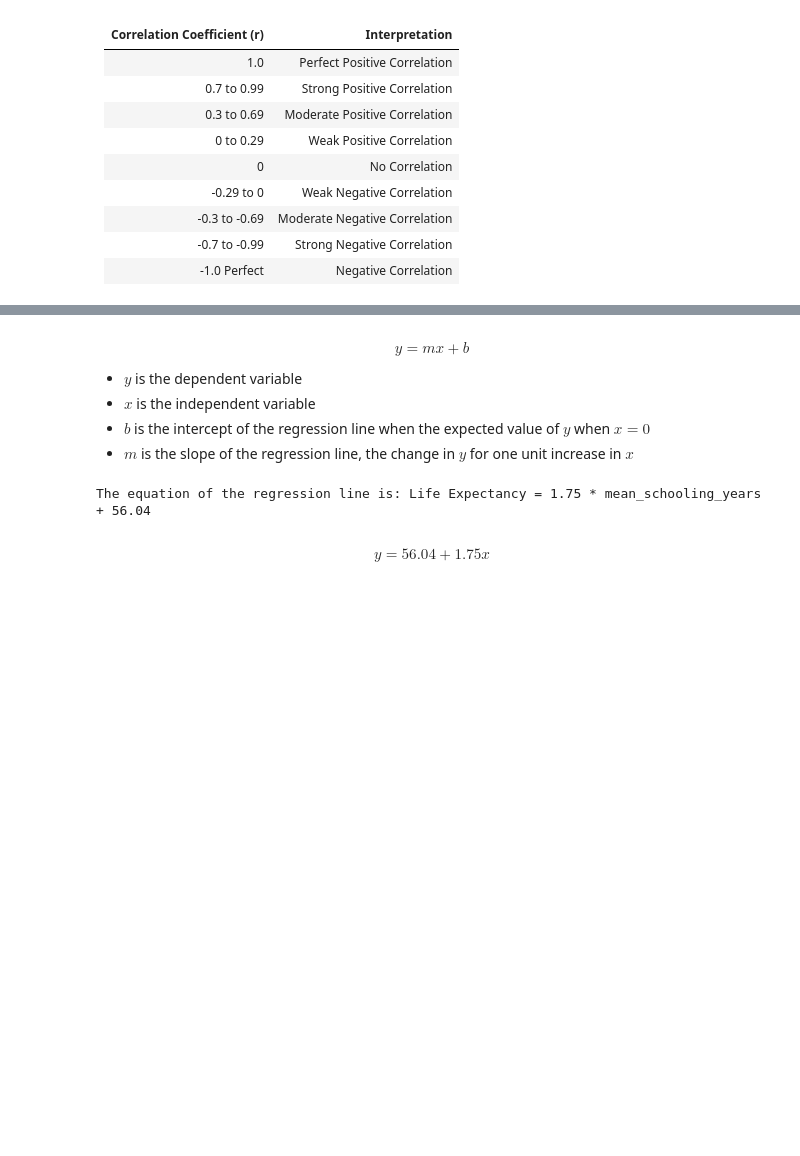
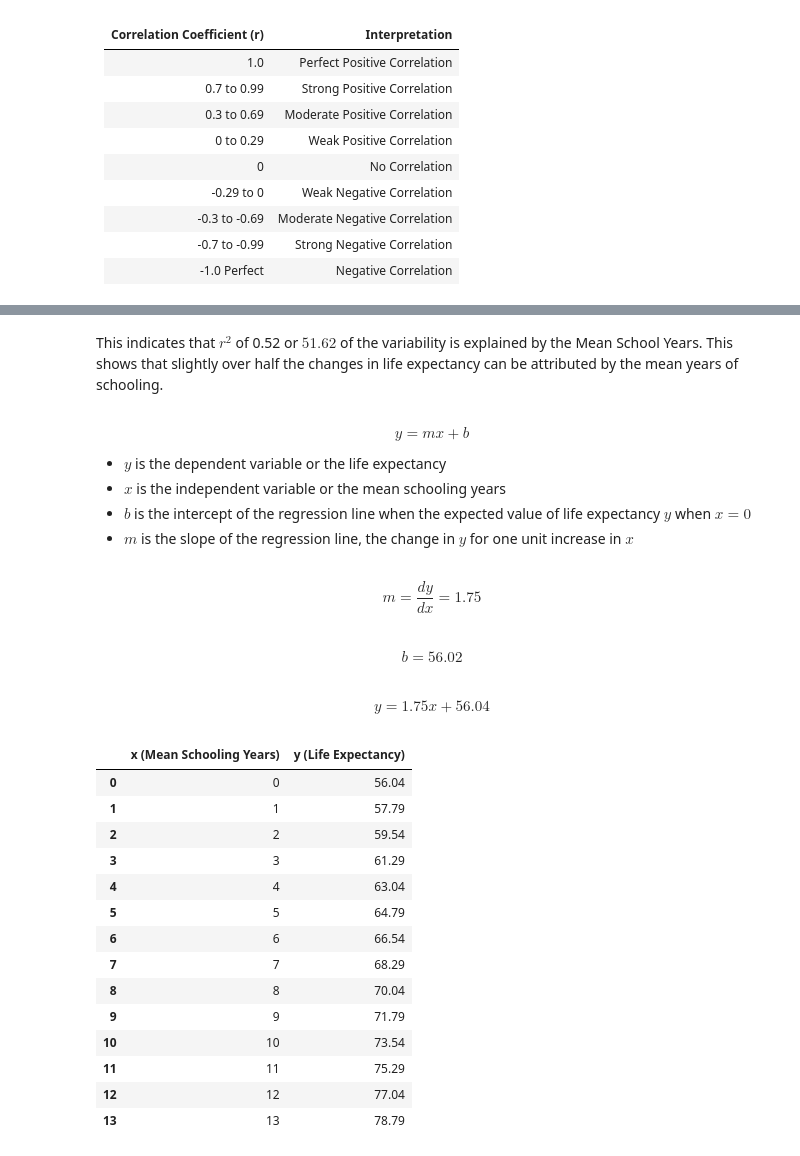
Before and after one commit to gOps132/hdi_analysis, a Jupyter notebook: mean_schooling_vs_life_expectancy.ipynb, the cells around one changed output, grey strips where cells are left out. Cells and saved outputs as stored; diff of their text form; code cells hidden in the pictures; blank space fills up the shorter version.

```diff
--- a/mean_schooling_vs_life_expectancy.ipynb
+++ b/mean_schooling_vs_life_expectancy.ipynb
@@ -141,21 +169,61 @@ A $r^2$ of 0.52 indicates
+# %% [markdown]
+This indicates that $r^2$ of 0.52 or $51.62%$ of the variability is explained by the Mean School Years. This shows that slightly over half the changes in life expectancy can be attributed by the mean years of schooling.
 # %% [markdown]
 $$y=mx + b$$
 
-* $y$ is the dependent variable
-* $x$ is the independent variable
-* $b$ is the intercept of the regression line when the expected value of $y$ when $x = 0$
+* $y$ is the dependent variable or the life expectancy
+* $x$ is the independent variable or the mean schooling years
+* $b$ is the intercept of the regression line when the expected value of life expectancy $y$ when $x = 0$
 * $m$ is the slope of the regression line, the change in $y$ for one unit increase in $x$
 # %%
+# calculate m and b respectively (lots of formulas here)
 slope, intercept = np.polyfit(mean_schooling_years, life_expectancy, 1)
 
 # create the regression line
 data['predicted_life_expectancy'] = intercept + slope * mean_schooling_years
 
-print(f'The equation of the regression line is: Life Expectancy = {slope:.2f} * mean_schooling_years + {intercept:.2f}')
+display(Markdown(f"$$m=\\frac{{dy}}{{dx}}={slope:.2f}$$"))
+display(Markdown(f"$$b=56.02$$"))
 display(Markdown(f"$$y = {slope:.2f}x + {intercept:.2f}$$"))
 # %% [output]
-The equation of the regression line is: Life Expectancy = 1.75 * mean_schooling_years + 56.04
-$$y = 56.04 + 1.75x$$
+$$m=\frac{dy}{dx}=1.75$$
+$$b=56.02$$
+$$y = 1.75x + 56.04$$
+# %%
+def regression_formula(x):
+    return 1.75*x+56.04
+
+# Generate values for x
+# increases for each unit of 1 year
+x_values = range(0, 14, 1)
+
+# Calculate y values using the regression formula
+y_values = [regression_formula(x) for x in x_values]
+
+# Create a DataFrame to display the values as a table
+final_prediction = pd.DataFrame({
+    'x (Mean Schooling Years)': x_values,
+    'y (Life Expectancy)': y_values
+})
+
+# Display the table
+final_prediction
+# %% [output]
+|  | x (Mean Schooling Years) | y (Life Expectancy) |
+| 0 | 0 | 56.04 |
+| 1 | 1 | 57.79 |
+| 2 | 2 | 59.54 |
+| 3 | 3 | 61.29 |
+| 4 | 4 | 63.04 |
+| 5 | 5 | 64.79 |
+| 6 | 6 | 66.54 |
+| 7 | 7 | 68.29 |
+| 8 | 8 | 70.04 |
+| 9 | 9 | 71.79 |
+| 10 | 10 | 73.54 |
+| 11 | 11 | 75.29 |
+| 12 | 12 | 77.04 |
+| 13 | 13 | 78.79 |
 # %%
 # Plot the regression line
 plt.plot(mean_schooling_years, data['predicted_life_expectancy'], color='red', label='Regression Line')
```
Also changed, not shown: parts of 19 cells of this notebook, 1 other file.
